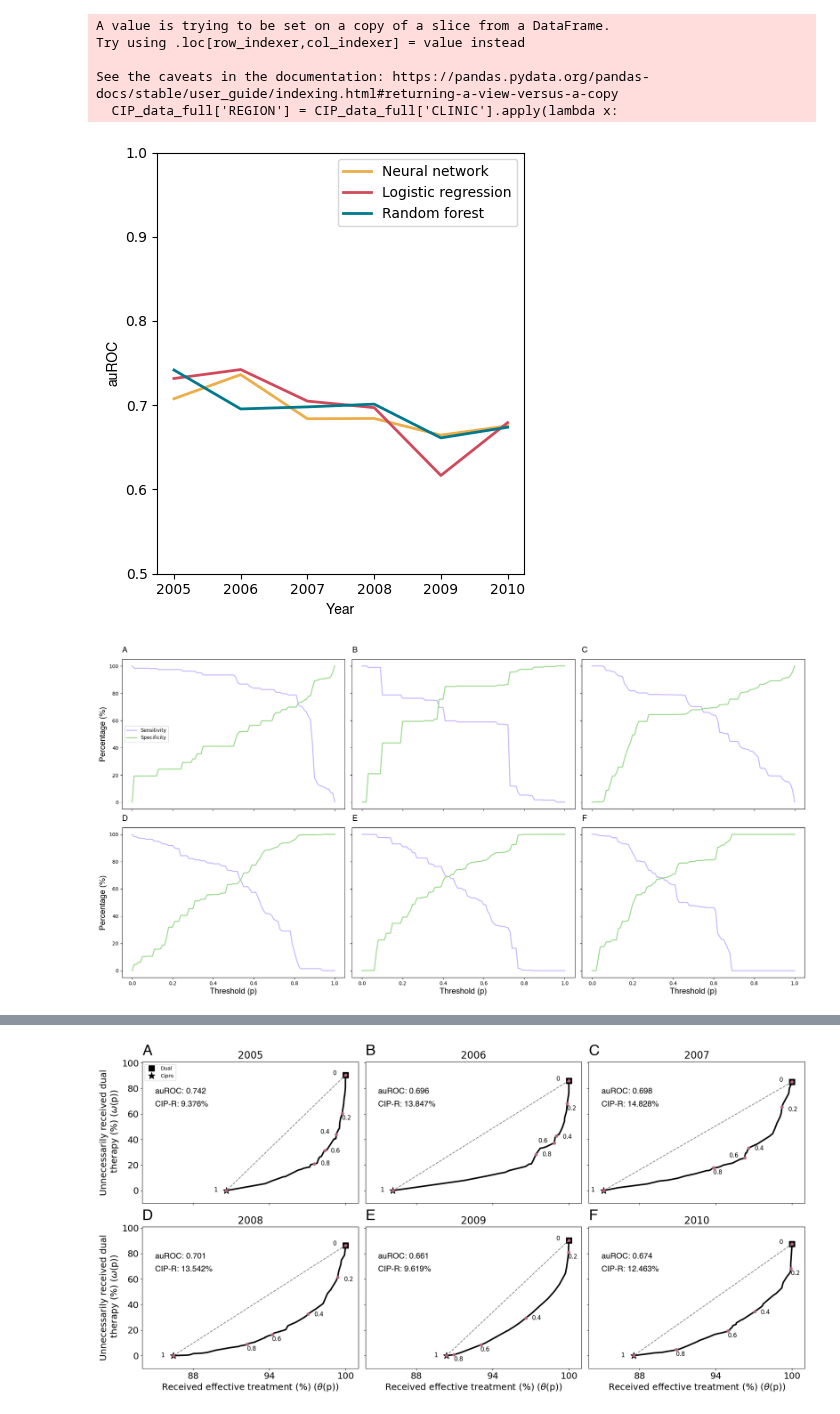
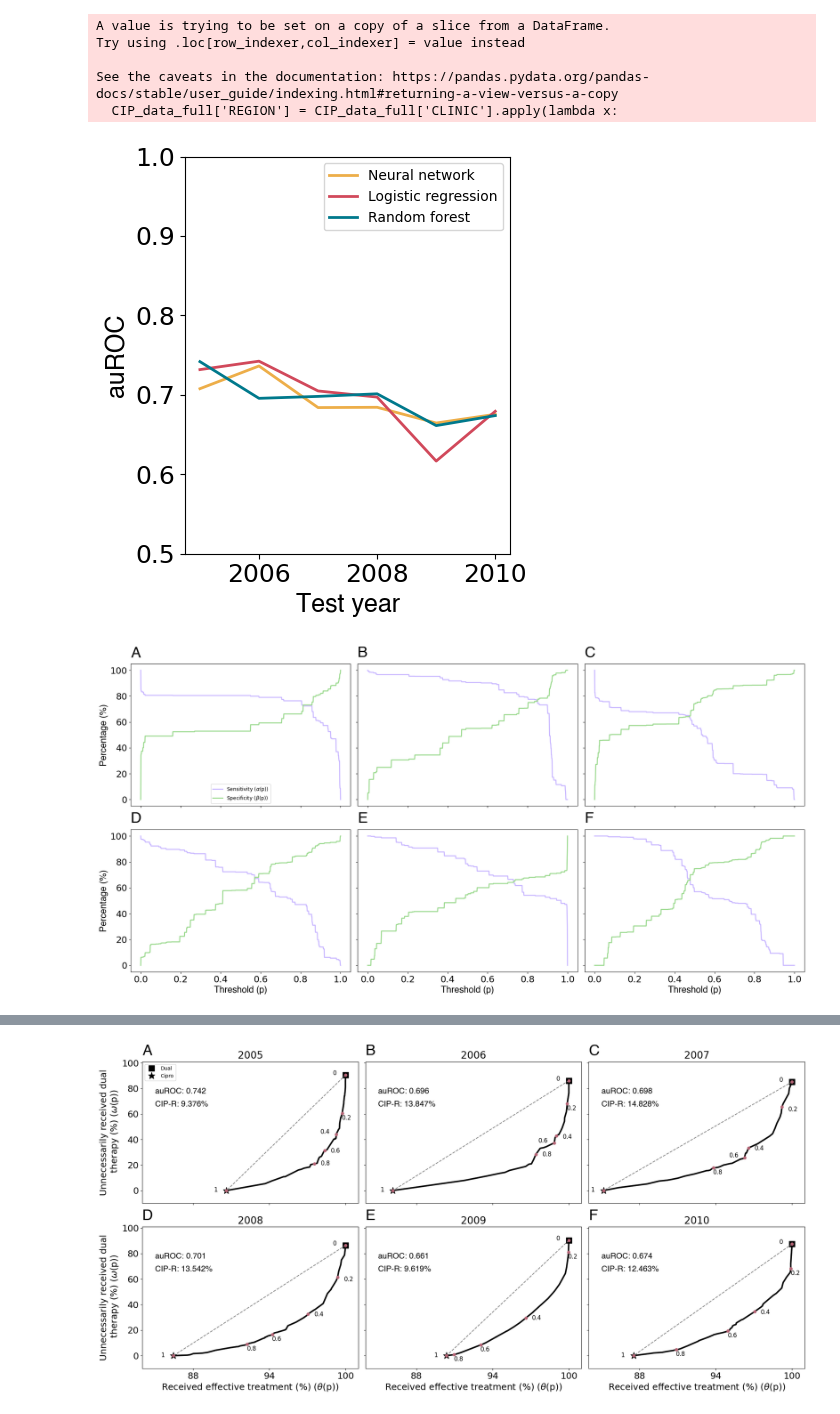
Before and after one commit to RachelMurray-Watson/GISP_data_initial, a Jupyter notebook: Workflow_paper_all_models.ipynb, the cells around one changed output, grey strips where cells are left out. Drawn from its saved outputs; the diff is of its cells as text; code cells hidden in the pictures.

```diff
--- a/Workflow_paper_all_models.ipynb
+++ b/Workflow_paper_all_models.ipynb
@@ -111,24 +111,25 @@ ROC_by_year_rf = {2005: 0.7418091168091168, 2006: 0.6955865853135346, 2007: 0.69
 # %%
 ############# Graph 1: auROC by year 2005-2010, trained on previous 5 years' data, for nn, rf and lr
 fig, axs = plt.subplots(figsize=(4.5, 5), facecolor='w', edgecolor='k', sharex = 'all', sharey = 'all')
 years = np.array(range(2005, 2011))
+axs.tick_params(axis='both', which='major', labelsize=18)
 
 #axs[0].plot(years, ROC_by_year_nn.values())
 #axs[1].plot(years, ROC_by_year_lr.values())
 #axs[2].plot(years, ROC_by_year_rf.values())
 
 axs.plot(years, ROC_by_year_nn.values(),linewidth = 2, label = "Neural network", color = "#edae49")
 axs.plot(years, ROC_by_year_lr.values(),linewidth = 2, label = "Logistic regression", color = "#d1495b")
 axs.plot(years, ROC_by_year_rf.values(),linewidth = 2, label = "Random forest", color = "#00798c")
-axs.set_ylabel("auROC", **hfont)
-axs.set_xlabel("Year",**hfont)
+axs.set_ylabel("auROC", fontsize = 18, **hfont)
+axs.set_xlabel("Test year",  fontsize = 18,**hfont)
 axs.set_ylim([0.5,1])
 axs.legend()
 plt.tight_layout()
 
 #plt.savefig('Graphs/auROC_by_year_all_models.png', dpi = 600)
 # %% [output]
-[figure, old version]
+[figure, new version]
 # %%
 ########### Try functionalised
 
@@ -206,28 +207,32 @@ def get_test_train_data(CIP_data_no_drop, year, feature_names):
 fig, axs = plt.subplots(2,3, figsize=(20, 10), facecolor='w', edgecolor='k', sharex = 'all', sharey = 'all')
 labels = ["A", "B", "C", "D", "E", "F" ]
 years = [2005, 2006, 2007, 2008, 2009, 2010]
-axs[0,0].set_ylabel('Percentage (%)', fontsize=16,**hfont)
-axs[1,0].set_ylabel('Percentage (%)', fontsize=16,**hfont)
-axs[1,0].set_xlabel('Threshold (p)', fontsize=16,**hfont)
-axs[1,1].set_xlabel('Threshold (p)', fontsize=16,**hfont)
-axs[1,2].set_xlabel('Threshold (p)', fontsize=16,**hfont)
+axs[0,0].set_ylabel('Percentage (%)', fontsize=18,**hfont)
+axs[1,0].set_ylabel('Percentage (%)', fontsize=18,**hfont)
+axs[1,0].set_xlabel('Threshold (p)', fontsize=18,**hfont)
+axs[1,1].set_xlabel('Threshold (p)', fontsize=18,**hfont)
+axs[1,2].set_xlabel('Threshold (p)', fontsize=18,**hfont)
 
-axs[0,0].set_yticks(np.linspace(0,100,6), fontsize=16,**hfont)
-axs[1,0].set_yticks(np.linspace(0,100,6), fontsize=16,**hfont)
-axs[1,0].set_xticks(np.linspace(0,1,6), fontsize=16,**hfont)
-axs[1,1].set_xticks(np.linspace(0,1,6), fontsize=16,**hfont)
-axs[1,2].set_xticks(np.linspace(0,1,6), fontsize=16,**hfont)
+axs[0,0].set_yticks(np.linspace(0,100,6), fontsize=18,**hfont)
+axs[1,0].set_yticks(np.linspace(0,100,6), fontsize=18,**hfont)
+axs[1,0].set_xticks(np.linspace(0,1,6), fontsize=18,**hfont)
+axs[1,1].set_xticks(np.linspace(0,1,6), fontsize=18,**hfont)
+axs[1,2].set_xticks(np.linspace(0,1,6), fontsize=18,**hfont)
 
+axs[0,0].tick_params(axis='both', which='major', labelsize=18)
+axs[1,0].tick_params(axis='both', which='major', labelsize=18)
+axs[1,1].tick_params(axis='both', which='major', labelsize=18)
+axs[1,2].tick_params(axis='both', which='major', labelsize=18)
 axs = axs.ravel()
 
-threshold_seq = np.linspace(0,1,101)
+threshold_seq = np.linspace(0,1,1001)
 i = 0
 for year in years:
     years_train = np.array(range(year - 5, year))
 
     test_data, train_data, X_train, y_train, X_test, y_test, cipro_R_prev =  get_test_train_data_overfit(CIP_data_no_drop = CIP_data_no_drop, year = year, feature_names = best_features_by_year_nn[year], oversample_size = 0.5)
 
-    model_nn = MLPClassifier(solver = 'lbfgs', activation = 'tanh', max_iter = 3000 ,hidden_layer_sizes= best_hyperparameters_by_year_nn[year]['hidden_layer_sizes'], alpha =  best_hyperparameters_by_year_nn[year]['alpha'], random_state=10, learning_rate = 'adaptive' )
+    model_nn = MLPClassifier(solver = 'lbfgs', activation = 'tanh', max_iter = 5000 ,hidden_layer_sizes= best_hyperparameters_by_year_nn[year]['hidden_layer_sizes'], alpha =  best_hyperparameters_by_year_nn[year]['alpha'], random_state=10, learning_rate = 'adaptive' )
 
     ## fit model
     model_fit_train = model_nn.fit(X_train, y_train)
@@ -238,8 +243,8 @@ for year in years:
     sensitivity_threshold, specificity_threshold, get_effective_threshold, incorrectly_get_X_threshold = effective_unnecessary_threshold(threshold_seq, y_predict_proba, y_test, cipro_R_prev)
 
     #plot
-    axs[i].plot(threshold_seq, sensitivity_threshold, color = "#c8b6ff", label = "Sensitivity", linewidth = 2)
-    axs[i].plot(threshold_seq, specificity_threshold, color = "#99d98c", label = "Specificity", linewidth = 2)
+    axs[i].plot(threshold_seq, sensitivity_threshold, color = "#c8b6ff", label = r"Sensitivity ($\alpha$(p))", linewidth = 2)
+    axs[i].plot(threshold_seq, specificity_threshold, color = "#99d98c", label = r"Specificity ($\beta$(p))", linewidth = 2)
     axs[i].text(axs[i].get_xlim()[0] , axs[i].get_ylim()[1] + 5, labels[i], fontsize = 30, **hfont)
     i += 1
 axs[0].legend()
@@ -247,7 +252,7 @@ plt.tight_layout()
 
 #plt.savefig("Graphs/Sensitivity_specificity_all_workflow_paper_neural_network_2005_2010.png", dpi = 600)
 # %% [output]
-[figure, old version]
+[figure, new version]
 # %%
 ### Do the sensitivity by year, too... logistic regression
 fig, axs = plt.subplots(2,3, figsize=(20, 10), facecolor='w', edgecolor='k', sharex = 'all', sharey = 'all')
```
Also changed, not shown: parts of 2 cells of this notebook, 9 other files.
